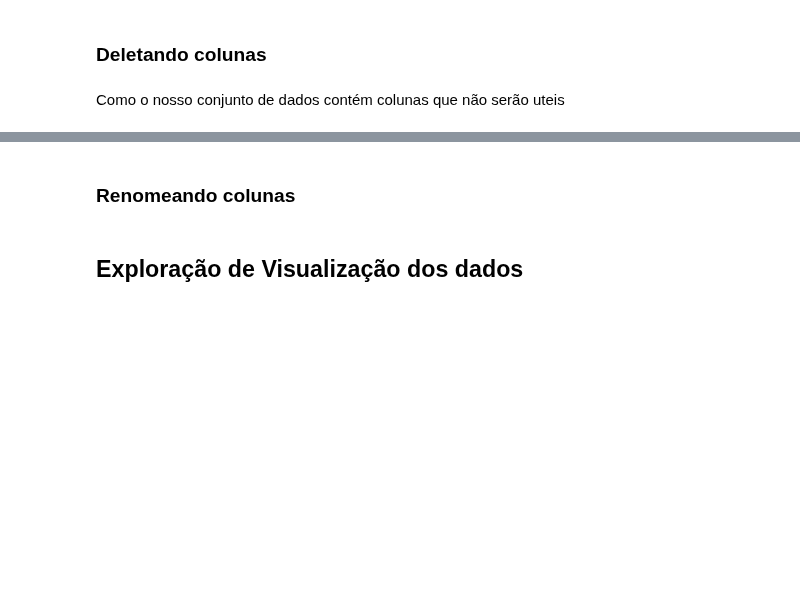
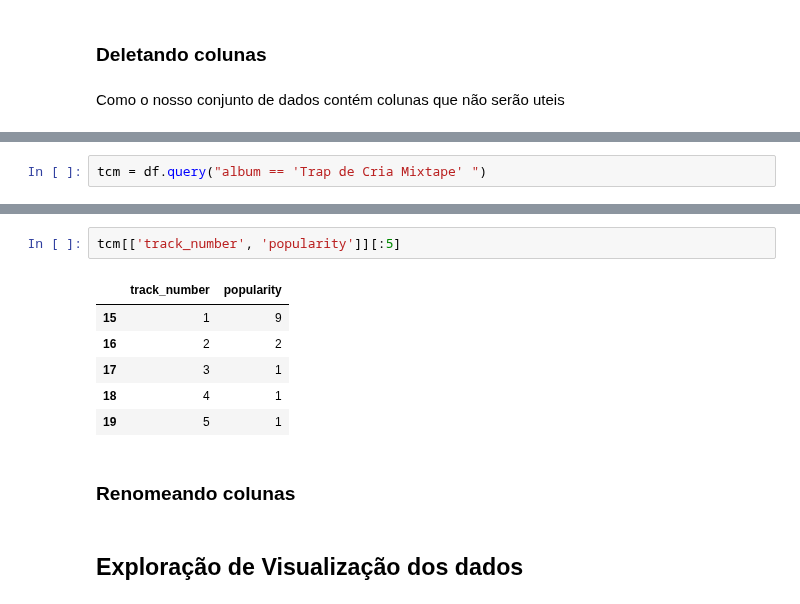
Before and after one commit to luislauriano/Data_Science, a Jupyter notebook: Projeto_construcao.ipynb, the cells around one changed output, grey strips where cells are left out. Drawn from its saved outputs; the diff is of its cells as text; blank space fills up the shorter version.

```diff
--- a/Projeto_construcao.ipynb
+++ b/Projeto_construcao.ipynb
@@ -222,0 +246,2 @@ Como o nosso conjunto de dados contém colunas que não serão uteis
+# %%
+tcm = df.query("album == 'Trap de Cria Mixtape' ")
@@ -223,3 +332,12 @@ Como o nosso conjunto de dados contém colunas que não serão uteis
+# %%
+tcm[['track_number', 'popularity']][:5]
+# %% [output]
+|  | track_number | popularity |
+| 15 | 1 | 9 |
+| 16 | 2 | 2 |
+| 17 | 3 | 1 |
+| 18 | 4 | 1 |
+| 19 | 5 | 1 |
 # %% [markdown]
 ### **Renomeando colunas**
 # %% [markdown]
```
Also changed, not shown: parts of 21 cells of this notebook.
